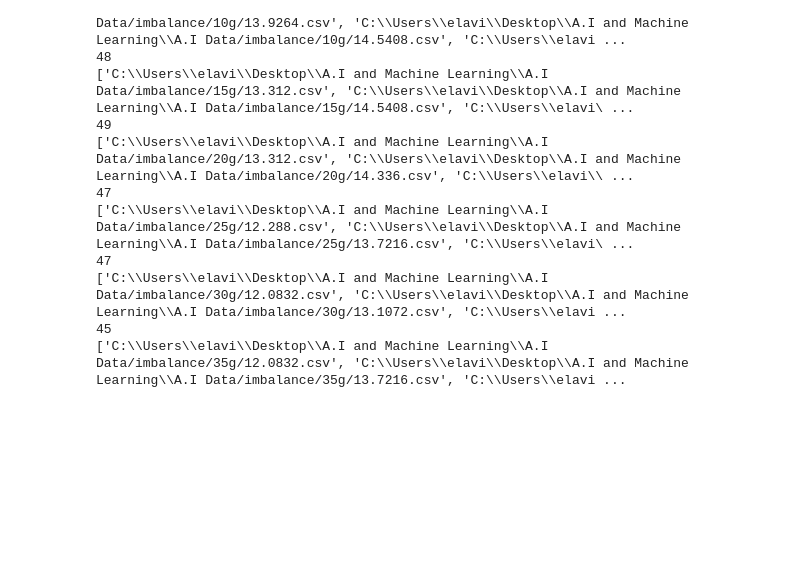
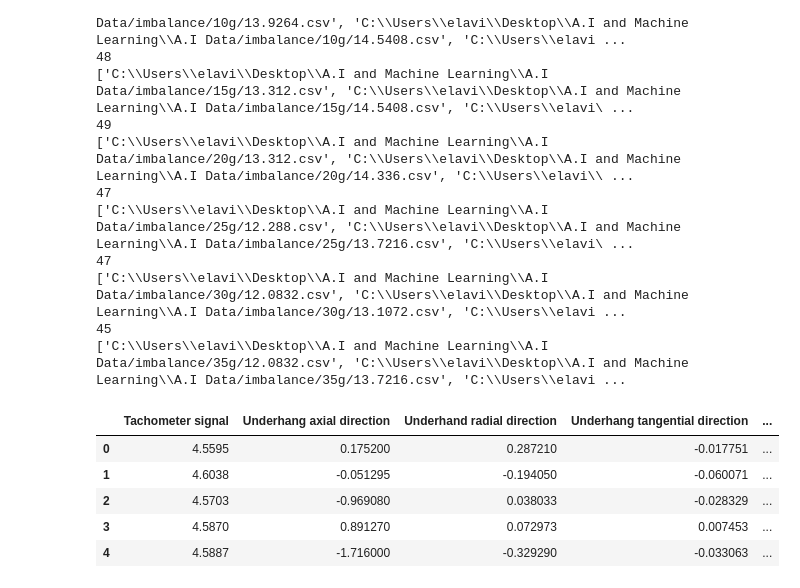
Before and after one commit to VincentLombardi/SMRTTECH-4AI3---FInal-Project, a Jupyter notebook: modeling.ipynb, the cells around one changed output. Drawn from its saved outputs; the diff is of its cells as text; code cells hidden in the pictures; blank space fills up the shorter version.

```diff
--- a/modeling.ipynb
+++ b/modeling.ipynb
@@ -85,3 +85,12 @@ for x in paths[6]:
 for x in paths[7]:
     df_temp = pd.read_csv(x, names=column_names, header=None)
     df_imablance35 = df_imablance35.append(df_temp)
+# %%
+df_normal.head()
+# %% [output]
+|  | Tachometer signal | Underhang axial direction | Underhand radial direction | Underhang tangential direction | ... |
+| 0 | 4.5595 | 0.175200 | 0.287210 | -0.017751 | ... |
+| 1 | 4.6038 | -0.051295 | -0.194050 | -0.060071 | ... |
+| 2 | 4.5703 | -0.969080 | 0.038033 | -0.028329 | ... |
+| 3 | 4.5870 | 0.891270 | 0.072973 | 0.007453 | ... |
+| 4 | 4.5887 | -1.716000 | -0.329290 | -0.033063 | ... |
```
Also changed, not shown: parts of 12 cells of this notebook.
